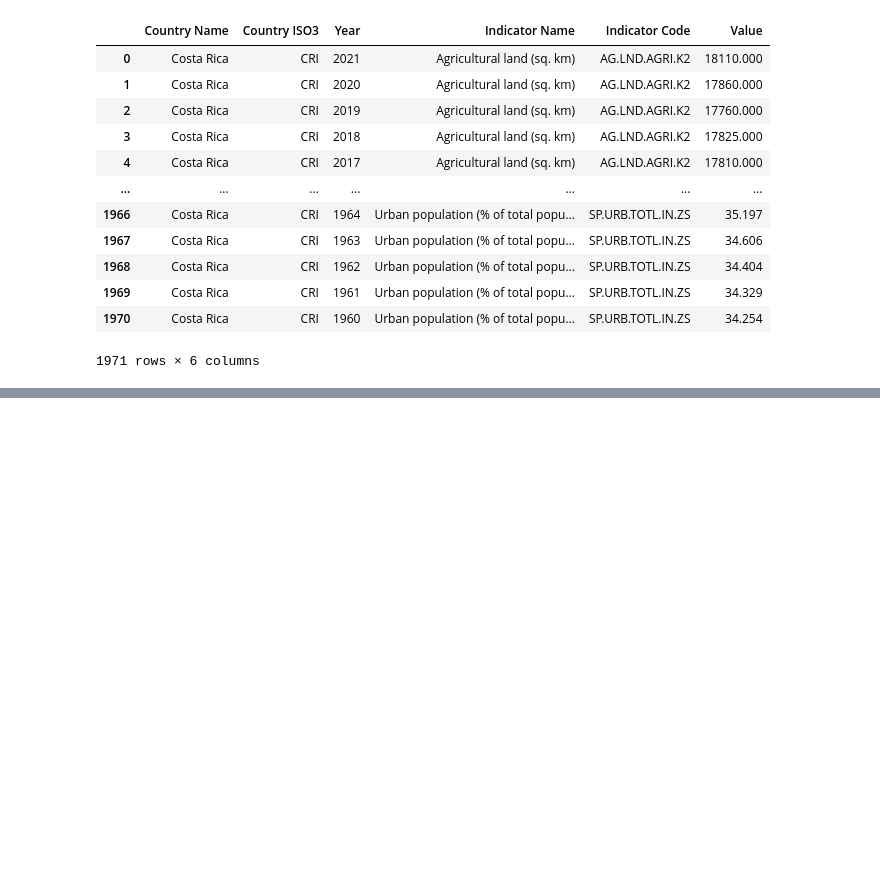
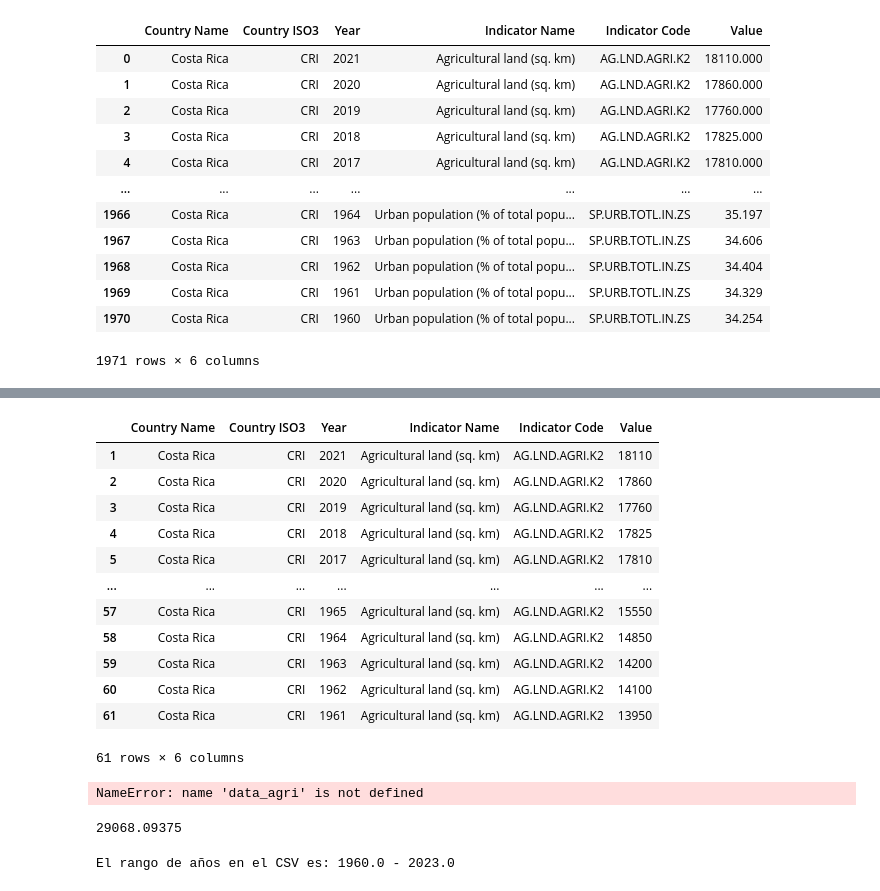
Before and after one commit to Sequro/IntroAD, a Jupyter notebook: TestCSVs.ipynb, the cells around one changed output, grey strips where cells are left out. Drawn from its saved outputs; the diff is of its cells as text; code cells hidden in the pictures; blank space fills up the shorter version.

```diff
--- a/TestCSVs.ipynb
+++ b/TestCSVs.ipynb
@@ -62,0 +101,38 @@ array([1960, 1961, 1962, 1963, 1964, 1965, 1966, 1967, 1968, 1969, 1970,
+# %%
+# Datos con el indicador "Agricultural land (sq. km)".
+data_agri = data.loc[(data['Indicator Name'] == "Agricultural land (sq. km)")]
+data_agri
+# %% [output]
+|  | Country Name | Country ISO3 | Year | Indicator Name | Indicator Code | Value |
+| 1 | Costa Rica | CRI | 2021 | Agricultural land (sq. km) | AG.LND.AGRI.K2 | 18110 |
+| 2 | Costa Rica | CRI | 2020 | Agricultural land (sq. km) | AG.LND.AGRI.K2 | 17860 |
+| 3 | Costa Rica | CRI | 2019 | Agricultural land (sq. km) | AG.LND.AGRI.K2 | 17760 |
+| 4 | Costa Rica | CRI | 2018 | Agricultural land (sq. km) | AG.LND.AGRI.K2 | 17825 |
+| 5 | Costa Rica | CRI | 2017 | Agricultural land (sq. km) | AG.LND.AGRI.K2 | 17810 |
+| ... | ... | ... | ... | ... | ... | ... |
+| 57 | Costa Rica | CRI | 1965 | Agricultural land (sq. km) | AG.LND.AGRI.K2 | 15550 |
+| 58 | Costa Rica | CRI | 1964 | Agricultural land (sq. km) | AG.LND.AGRI.K2 | 14850 |
+| 59 | Costa Rica | CRI | 1963 | Agricultural land (sq. km) | AG.LND.AGRI.K2 | 14200 |
+| 60 | Costa Rica | CRI | 1962 | Agricultural land (sq. km) | AG.LND.AGRI.K2 | 14100 |
+| 61 | Costa Rica | CRI | 1961 | Agricultural land (sq. km) | AG.LND.AGRI.K2 | 13950 |
+61 rows × 6 columns
+# %%
+# Tendencia de "Agricultural land (sq. km)" para Costa Rica entre 2015 y 2020.
+trend_2015_2020 = data_agri.loc[(data_agri['Year'] >= '2015') & (data_agri['Year'] <= '2020')][['Year', 'Value']]
+trend_2015_2020
+# %% [output]
+NameError: name 'data_agri' is not defined
+# %%
+# area forestal promedio en Costa Rica
+promedio_forest = data[data['Indicator Name'] == 'Forest area (sq. km)']['Value']
+forest_data = pd.to_numeric( promedio_forest, errors='coerce')
+forest_data.mean()
+# %% [output]
+29068.09375
+# %%
+# año mínimo y máximo en el CSV
+df['Year'] = pd.to_numeric(df['Year'], errors='coerce')
+year_range = df['Year'].min(), df['Year'].max()
+print(f"El rango de años en el CSV es: {year_range[0]} - {year_range[1]}")
+# %% [output]
+El rango de años en el CSV es: 1960.0 - 2023.0
```
Also changed, not shown: parts of 11 cells of this notebook.
